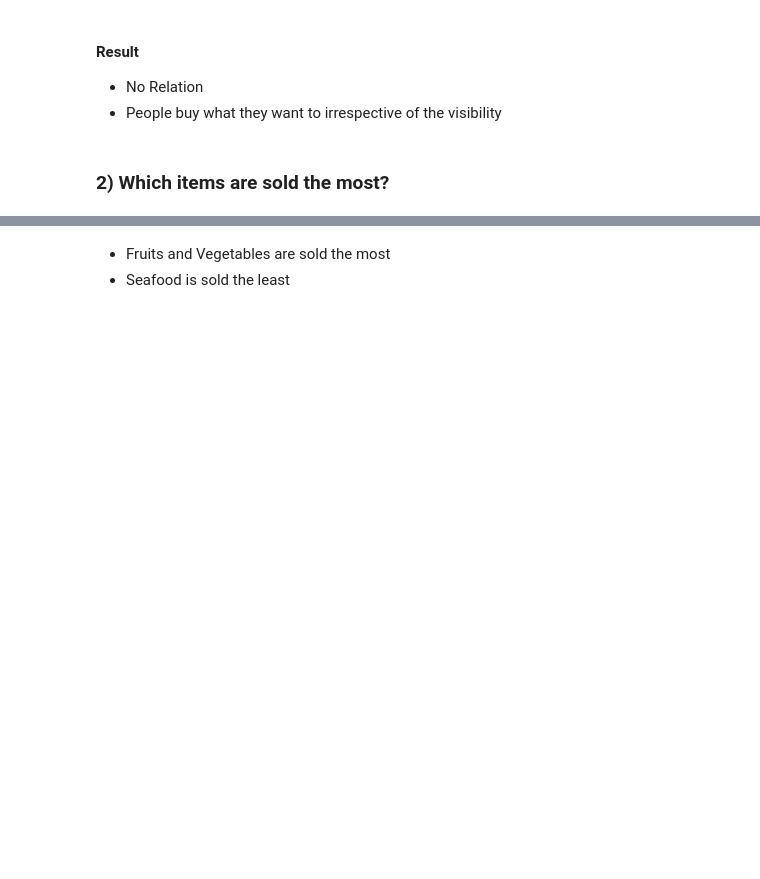
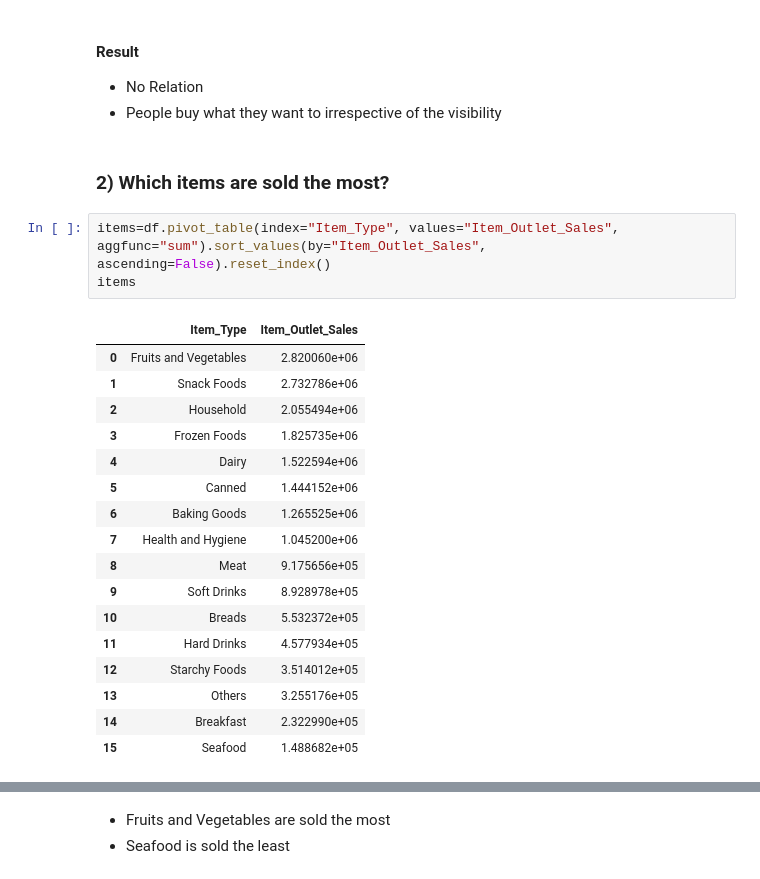
Before and after one commit to komalchamyal/bigmart-analysis, a Jupyter notebook: Big Mart Sales Analysis.ipynb, the cells around one changed output, grey strips where cells are left out. Cells and saved outputs as stored; diff of their text form; blank space fills up the shorter version.

```diff
--- a/Big Mart Sales Analysis & Prediction.ipynb
+++ b/Big Mart Sales Analysis.ipynb
@@ -312,4 +312,25 @@ sns.scatterplot(data=df,x="Item_Visibility", y="Item_Outlet_Sales", hue="Item_Ou
 - People buy what they want to irrespective of the visibility
 # %% [markdown]
 ### 2) Which items are sold the most?
+# %%
+items=df.pivot_table(index="Item_Type", values="Item_Outlet_Sales", aggfunc="sum").sort_values(by="Item_Outlet_Sales", ascending=False).reset_index()
+items
+# %% [output]
+|  | Item_Type | Item_Outlet_Sales |
+| 0 | Fruits and Vegetables | 2.820060e+06 |
+| 1 | Snack Foods | 2.732786e+06 |
+| 2 | Household | 2.055494e+06 |
+| 3 | Frozen Foods | 1.825735e+06 |
+| 4 | Dairy | 1.522594e+06 |
+| 5 | Canned | 1.444152e+06 |
+| 6 | Baking Goods | 1.265525e+06 |
+| 7 | Health and Hygiene | 1.045200e+06 |
+| 8 | Meat | 9.175656e+05 |
+| 9 | Soft Drinks | 8.928978e+05 |
+| 10 | Breads | 5.532372e+05 |
+| 11 | Hard Drinks | 4.577934e+05 |
+| 12 | Starchy Foods | 3.514012e+05 |
+| 13 | Others | 3.255176e+05 |
+| 14 | Breakfast | 2.322990e+05 |
+| 15 | Seafood | 1.488682e+05 |
 # %%
```
Also changed, not shown: parts of 5 cells of this notebook, 2 other files.
